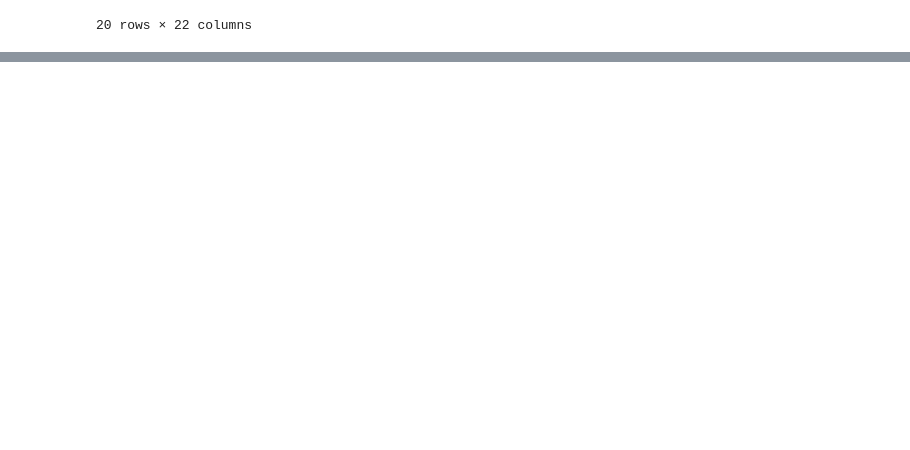
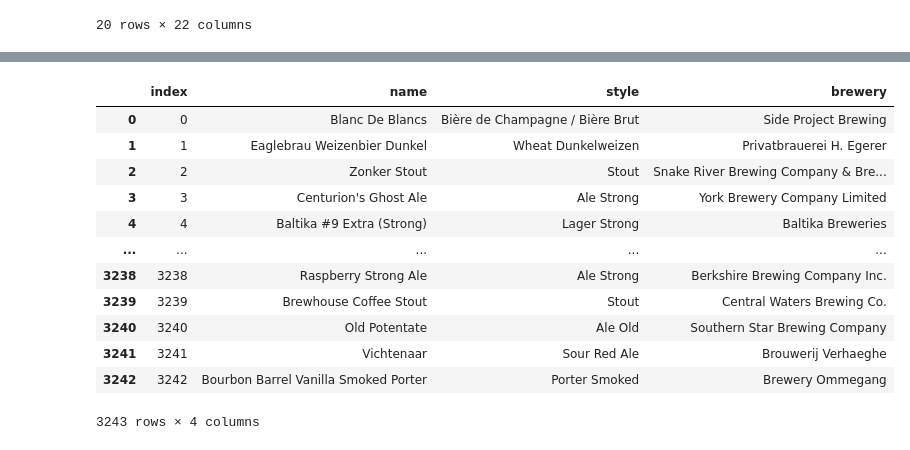
Before and after one commit to ltexp1998/zytholic_project, a Jupyter notebook: notebooks/atc_KMeans_base.ipynb, the cells around one changed output, grey strips where cells are left out. Cells and saved outputs as stored; diff of their text form; code cells hidden in the pictures; blank space fills up the shorter version.

```diff
--- a/notebooks/atc_KMeans_base.ipynb
+++ b/notebooks/atc_KMeans_base.ipynb
@@ -224,0 +200,21 @@ X_test[X_test.group == 16]
+# %%
+
+df = model.X_train.copy()
+df.reset_index(drop=True, inplace=True)
+df.reset_index(inplace=True)
+index = df.iloc[:,:4]
+#index
+# %% [output]
+|  | index | name | style | brewery |
+| 0 | 0 | Blanc De Blancs | Bière de Champagne / Bière Brut | Side Project Brewing |
+| 1 | 1 | Eaglebrau Weizenbier Dunkel | Wheat Dunkelweizen | Privatbrauerei H. Egerer |
+| 2 | 2 | Zonker Stout | Stout | Snake River Brewing Company & Bre... |
+| 3 | 3 | Centurion's Ghost Ale | Ale Strong | York Brewery Company Limited |
+| 4 | 4 | Baltika #9 Extra (Strong) | Lager Strong | Baltika Breweries |
+| ... | ... | ... | ... | ... |
+| 3238 | 3238 | Raspberry Strong Ale | Ale Strong | Berkshire Brewing Company Inc. |
+| 3239 | 3239 | Brewhouse Coffee Stout | Stout | Central Waters Brewing Co. |
+| 3240 | 3240 | Old Potentate | Ale Old | Southern Star Brewing Company |
+| 3241 | 3241 | Vichtenaar | Sour Red Ale | Brouwerij Verhaeghe |
+| 3242 | 3242 | Bourbon Barrel Vanilla Smoked Porter | Porter Smoked | Brewery Ommegang |
+3243 rows × 4 columns
```
Also changed, not shown: parts of 18 cells of this notebook, 1 other file.
